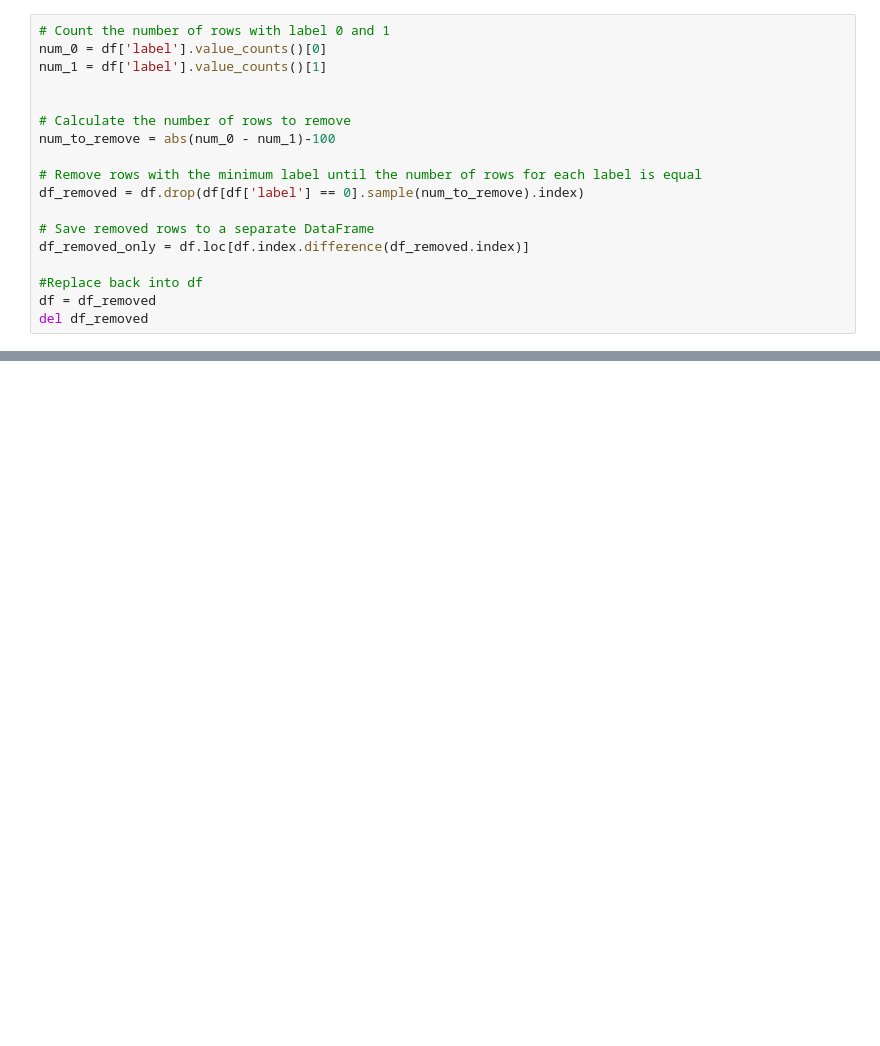
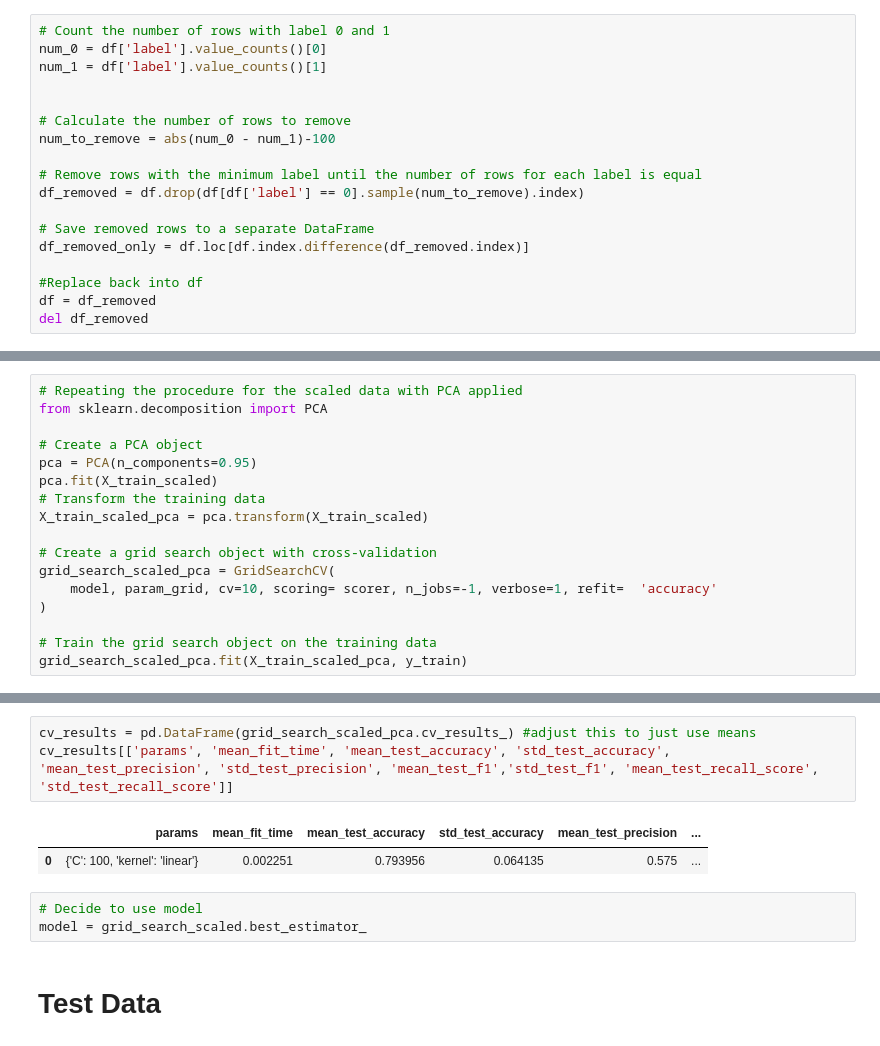
Before and after one commit to SalimAlkharsa/360_final, a Jupyter notebook: undersample_svm.ipynb, the cells around one changed output, grey strips where cells are left out. Saved outputs shown, nothing was run; the diff lists cells and outputs as text; blank space fills up the shorter version.

```diff
--- a/undersample_svm.ipynb
+++ b/undersample_svm.ipynb
@@ -84,0 +155,17 @@ Accuracy: 0.9117647058823529
+# %%
+# Repeating the procedure for the scaled data with PCA applied
+from sklearn.decomposition import PCA
+
+# Create a PCA object
+pca = PCA(n_components=0.95)
+pca.fit(X_train_scaled)
+# Transform the training data
+X_train_scaled_pca = pca.transform(X_train_scaled)
+
+# Create a grid search object with cross-validation
+grid_search_scaled_pca = GridSearchCV(
+    model, param_grid, cv=10, scoring= scorer, n_jobs=-1, verbose=1, refit=  'accuracy'
+)
+
+# Train the grid search object on the training data
+grid_search_scaled_pca.fit(X_train_scaled_pca, y_train)
@@ -85,3 +181,14 @@ Accuracy: 0.9117647058823529
+# %%
+cv_results = pd.DataFrame(grid_search_scaled_pca.cv_results_) #adjust this to just use means
+cv_results[['params', 'mean_fit_time', 'mean_test_accuracy', 'std_test_accuracy', 'mean_test_precision', 'std_test_precision', 'mean_test_f1','std_test_f1', 'mean_test_recall_score', 'std_test_recall_score']]
+# %% [output]
+|  | params | mean_fit_time | mean_test_accuracy | std_test_accuracy | mean_test_precision | ... |
+| 0 | {'C': 100, 'kernel': 'linear'} | 0.002251 | 0.793956 | 0.064135 | 0.575 | ... |
+# %%
+# Decide to use model
+model = grid_search_scaled.best_estimator_
+# %% [markdown]
+# Test Data
 # %%
 from sklearn.metrics import classification_report
 
```
Also changed, not shown: parts of 21 cells of this notebook, 2 other files.
